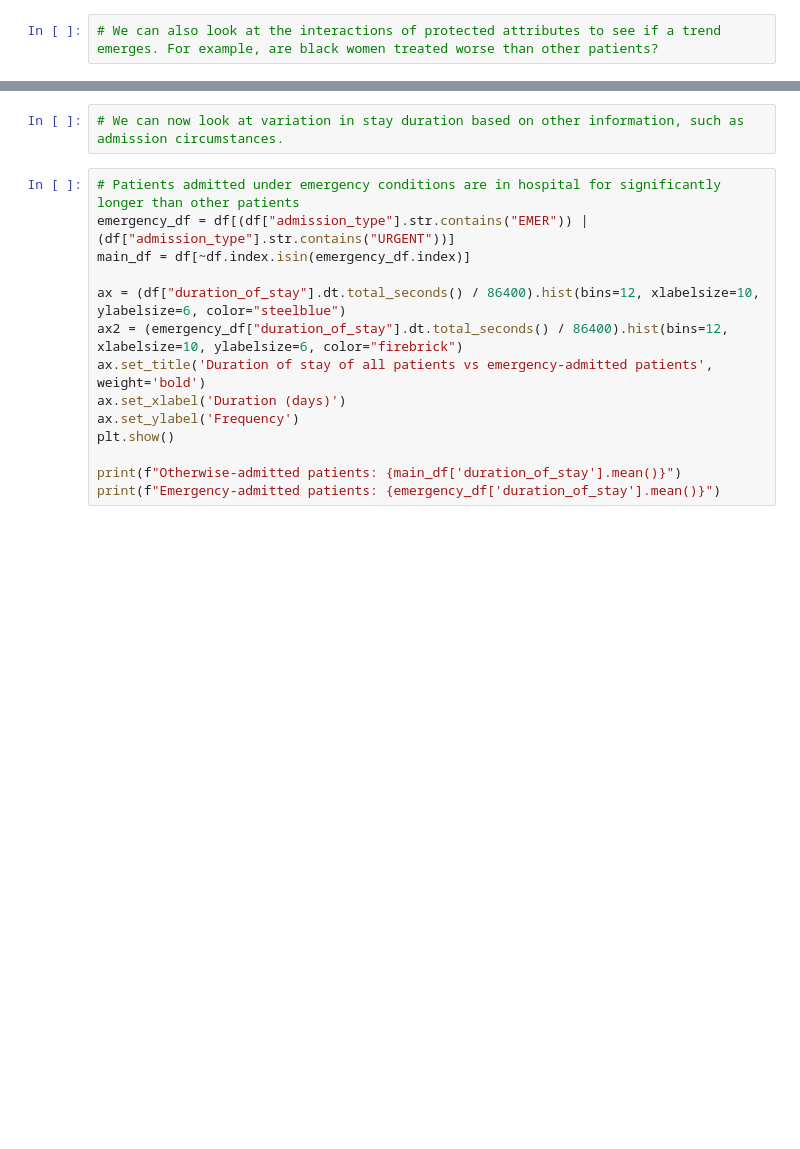
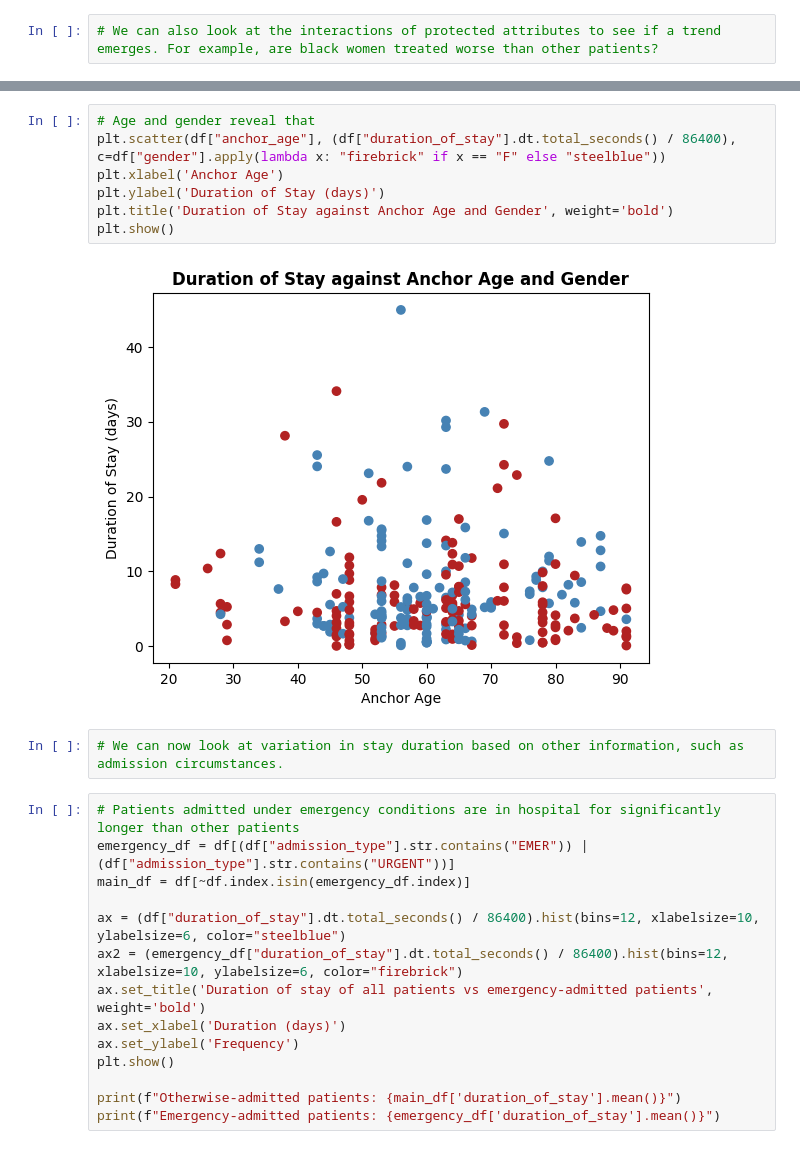
Before and after one commit to kkkarnav/MIMIC, a Jupyter notebook: 1_duration_of_stay.ipynb, the cells around one changed output, grey strips where cells are left out. Drawn from its saved outputs; the diff is of its cells as text; blank space fills up the shorter version.

```diff
--- a/1_duration_of_stay.ipynb
+++ b/1_duration_of_stay.ipynb
@@ -174,3 +182,12 @@ plt.show()
+# %%
+# Age and gender reveal that
+plt.scatter(df["anchor_age"], (df["duration_of_stay"].dt.total_seconds() / 86400), c=df["gender"].apply(lambda x: "firebrick" if x == "F" else "steelblue"))
+plt.xlabel('Anchor Age')
+plt.ylabel('Duration of Stay (days)')
+plt.title('Duration of Stay against Anchor Age and Gender', weight='bold')
+plt.show()
+# %% [output]
+[figure, added]
 # %%
 # We can now look at variation in stay duration based on other information, such as admission circumstances.
 # %%
```
Also changed, not shown: parts of 6 cells of this notebook.
